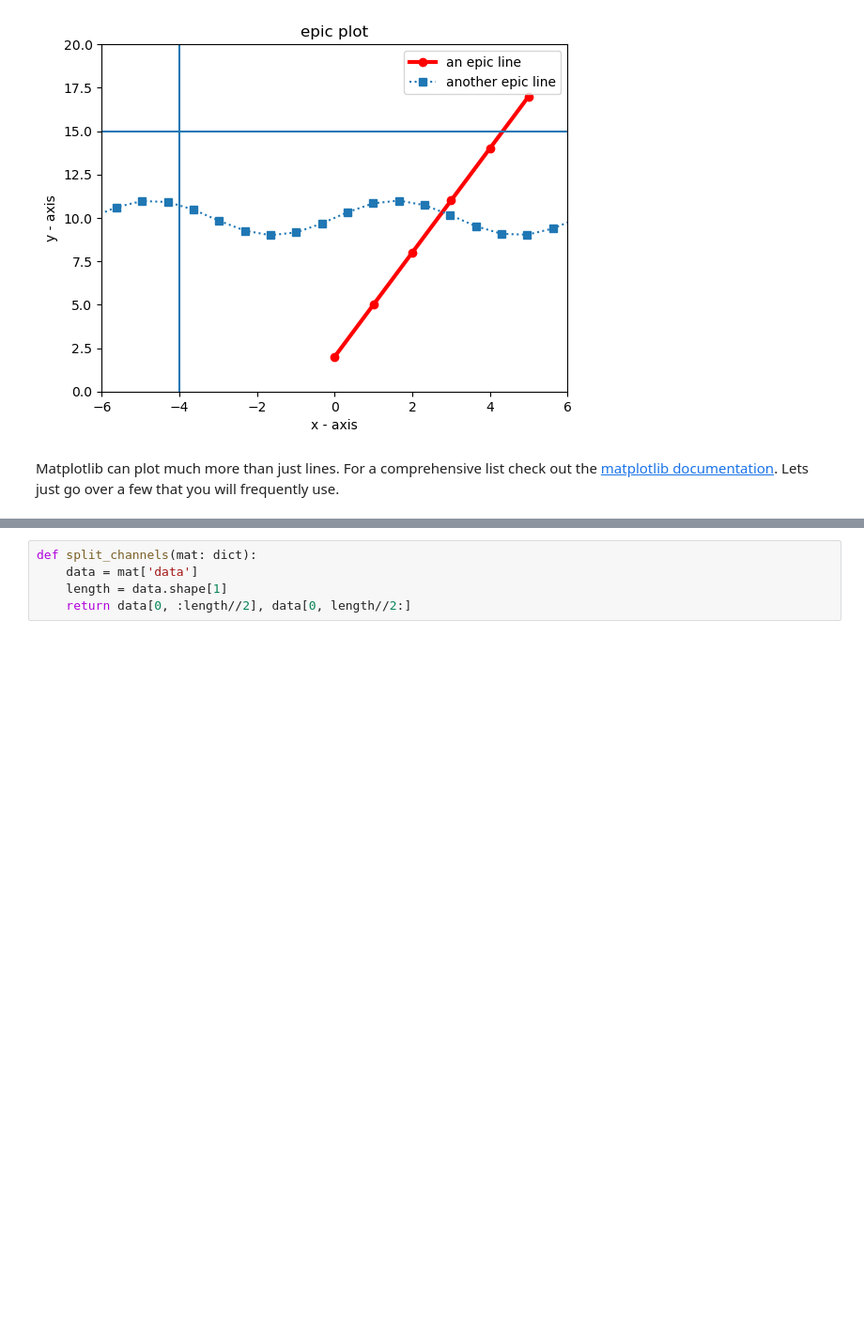
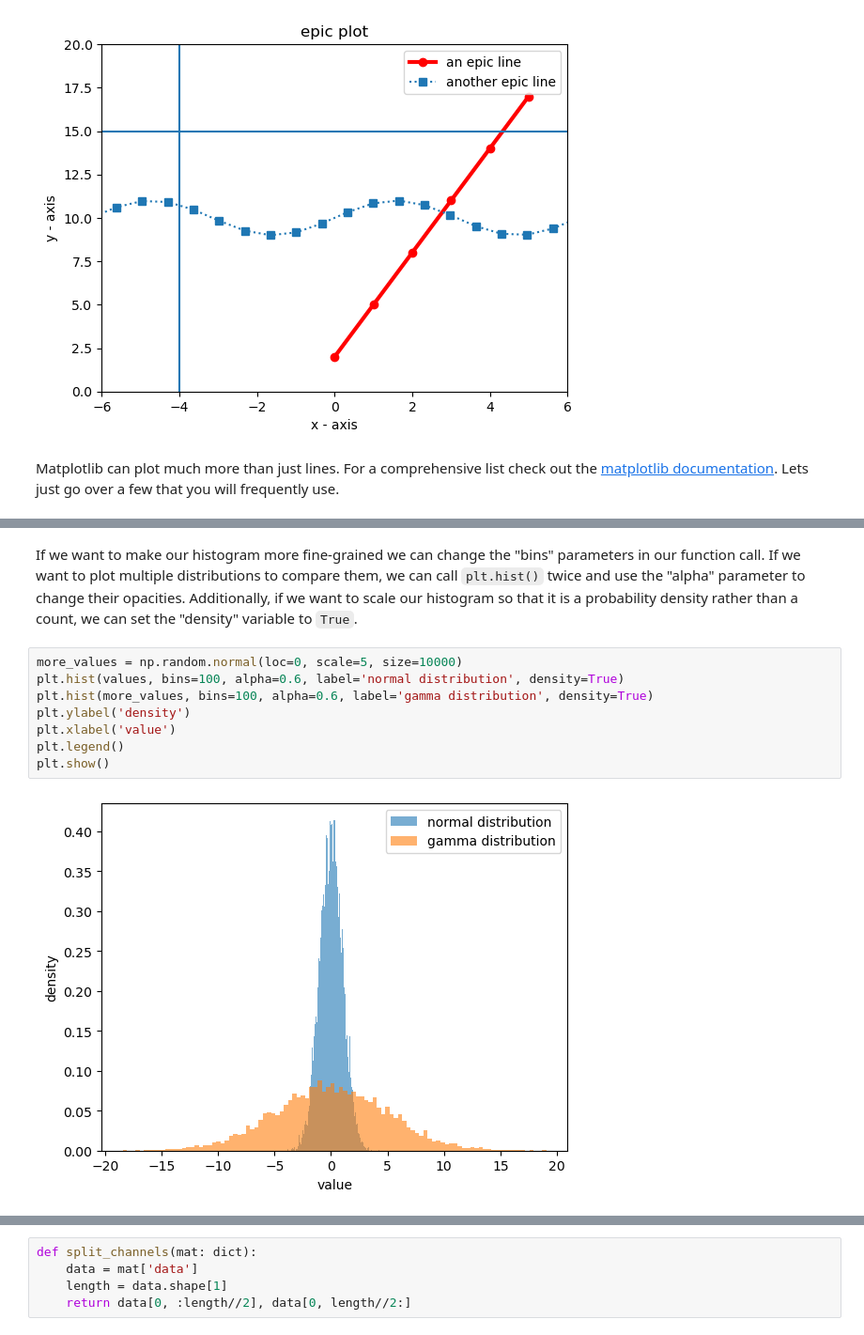
Before and after one commit to jeremyschroeter/Neuro301-Coding-Kit, a Jupyter notebook: Python_Tutorials/PythonCC3_NumpyAndMatplot.ipynb, the cells around one changed output, grey strips where cells are left out. Shown: that part at 94% size. Drawn from its saved outputs; the diff is of its cells as text; blank space fills up the shorter version.

```diff
--- a/Python_Tutorials/PythonCC3_NumpyAndMatplot.ipynb
+++ b/Python_Tutorials/PythonCC3_NumpyAndMatplot.ipynb
@@ -126,0 +145,12 @@ plt.show()
+# %% [markdown]
+If we want to make our histogram more fine-grained we can change the "bins" parameters in our function call. If we want to plot multiple distributions to compare them, we can call <code>plt.hist()</code> twice and use the "alpha" parameter to change their opacities. Additionally, if we want to scale our histogram so that it is a probability density rather than a count, we can set the "density" variable to <code>True</code>.
+# %%
+more_values = np.random.normal(loc=0, scale=5, size=10000)
+plt.hist(values, bins=100, alpha=0.6, label='normal distribution', density=True)
+plt.hist(more_values, bins=100, alpha=0.6, label='gamma distribution', density=True)
+plt.ylabel('density')
+plt.xlabel('value')
+plt.legend()
+plt.show()
+# %% [output]
+[figure, added]
```
Also changed, not shown: parts of 17 cells of this notebook, 1 other file.
